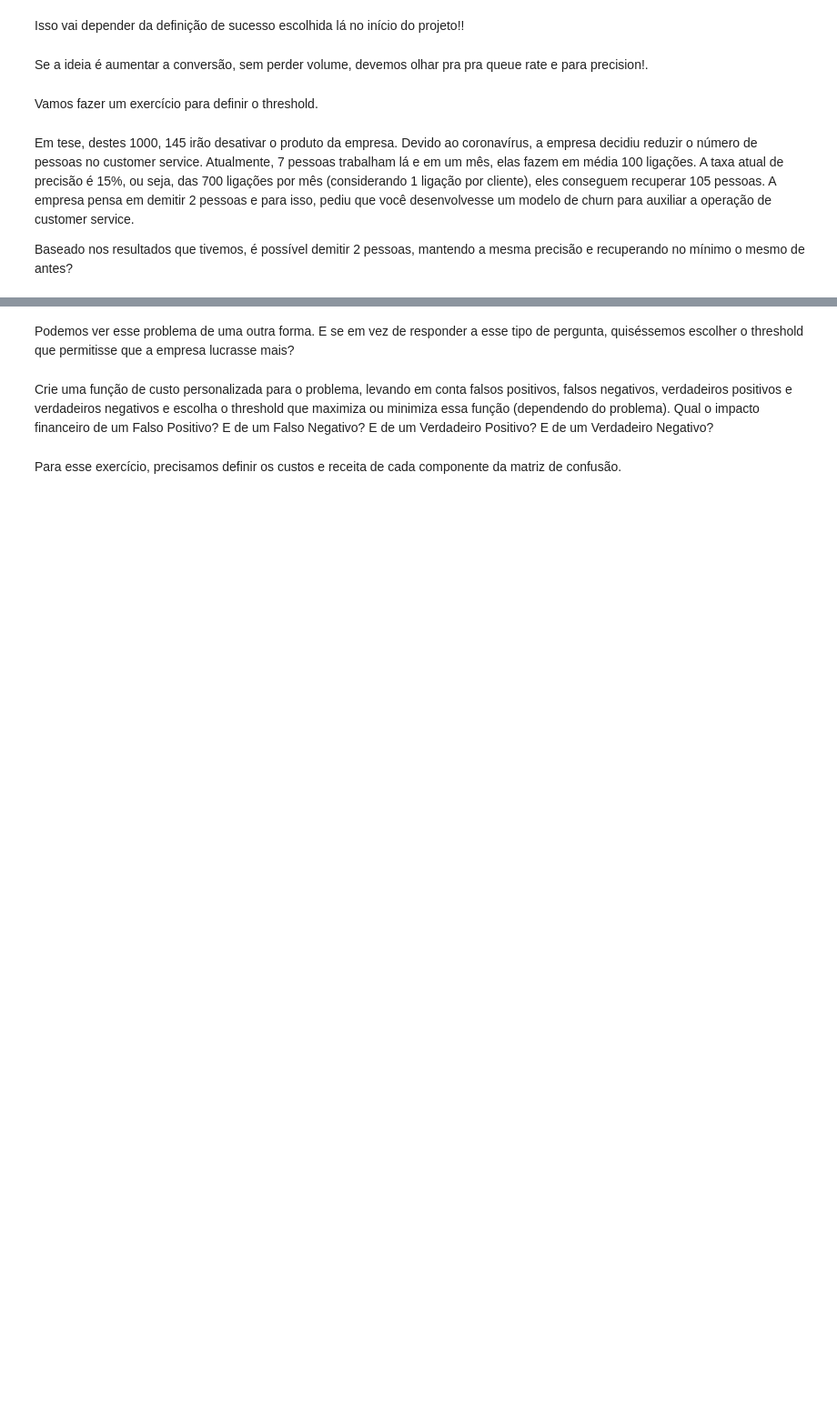
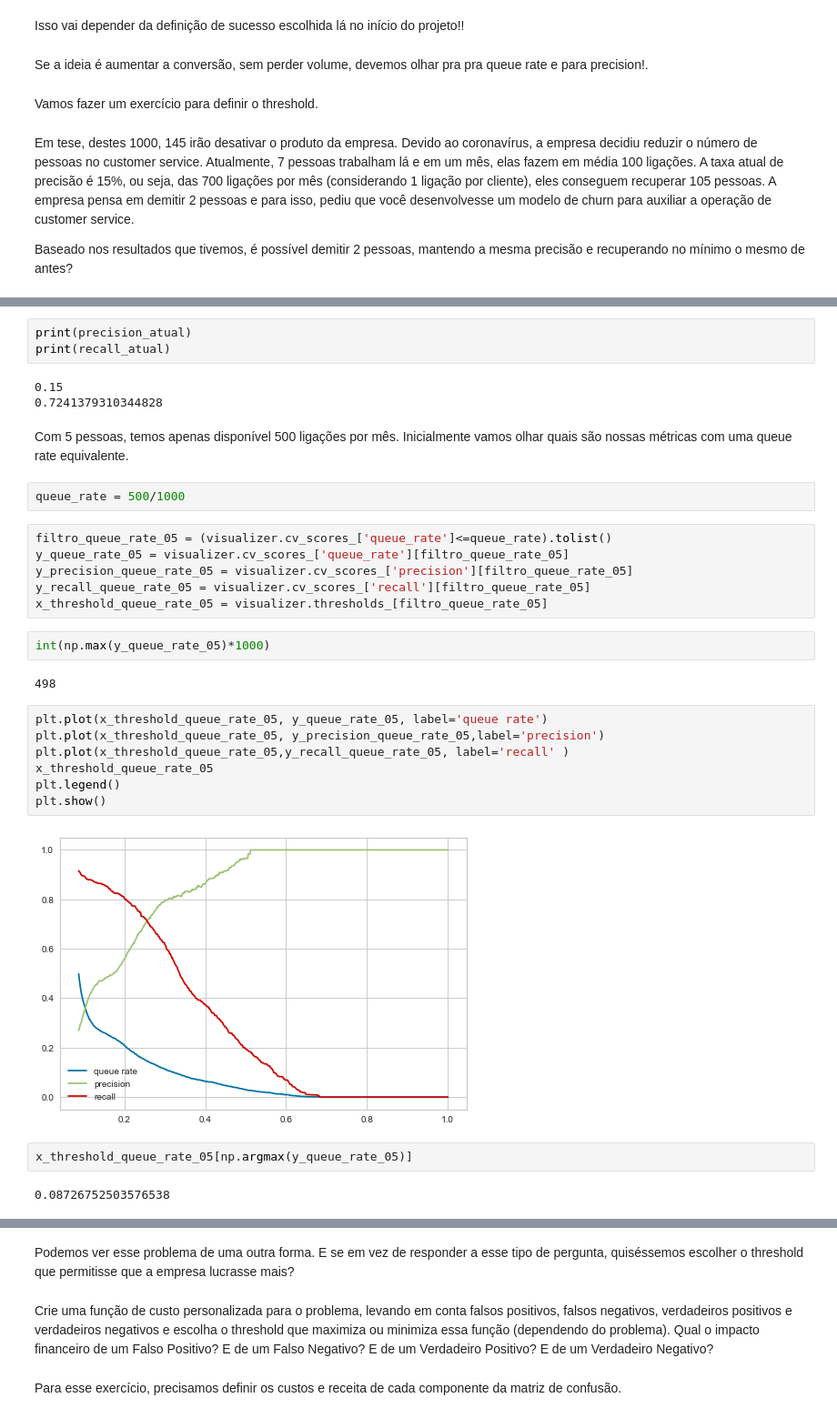
Before and after one commit to brondevitor/Python_Jorney, a Jupyter notebook: Classificação/Classificação II.ipynb, the cells around one changed output, grey strips where cells are left out. Shown at 91% size. Saved outputs shown, nothing was run; the diff lists cells and outputs as text; blank space fills up the shorter version.

```diff
--- a/Classificação/Classificação II.ipynb
+++ b/Classificação/Classificação II.ipynb
@@ -98,0 +176,33 @@ Baseado nos resultados que tivemos, é possível demitir 2 pessoas, mantendo a m
+# %%
+print(precision_atual)
+print(recall_atual)
+# %% [output]
+0.15
+0.7241379310344828
+# %% [markdown]
+Com 5 pessoas, temos apenas disponível 500 ligações por mês. Inicialmente vamos olhar quais são nossas métricas com uma queue rate equivalente.
+# %%
+queue_rate = 500/1000
+# %%
+filtro_queue_rate_05 = (visualizer.cv_scores_['queue_rate']<=queue_rate).tolist()
+y_queue_rate_05 = visualizer.cv_scores_['queue_rate'][filtro_queue_rate_05]
+y_precision_queue_rate_05 = visualizer.cv_scores_['precision'][filtro_queue_rate_05]
+y_recall_queue_rate_05 = visualizer.cv_scores_['recall'][filtro_queue_rate_05]
+x_threshold_queue_rate_05 = visualizer.thresholds_[filtro_queue_rate_05]
+# %%
+int(np.max(y_queue_rate_05)*1000)
+# %% [output]
+498
+# %%
+plt.plot(x_threshold_queue_rate_05, y_queue_rate_05, label='queue rate')
+plt.plot(x_threshold_queue_rate_05, y_precision_queue_rate_05,label='precision')
+plt.plot(x_threshold_queue_rate_05,y_recall_queue_rate_05, label='recall' )
+x_threshold_queue_rate_05
+plt.legend()
+plt.show()
+# %% [output]
+[figure, added]
+# %%
+x_threshold_queue_rate_05[np.argmax(y_queue_rate_05)]
+# %% [output]
+0.08726752503576538
```
Also changed, not shown: parts of 18 cells of this notebook.
